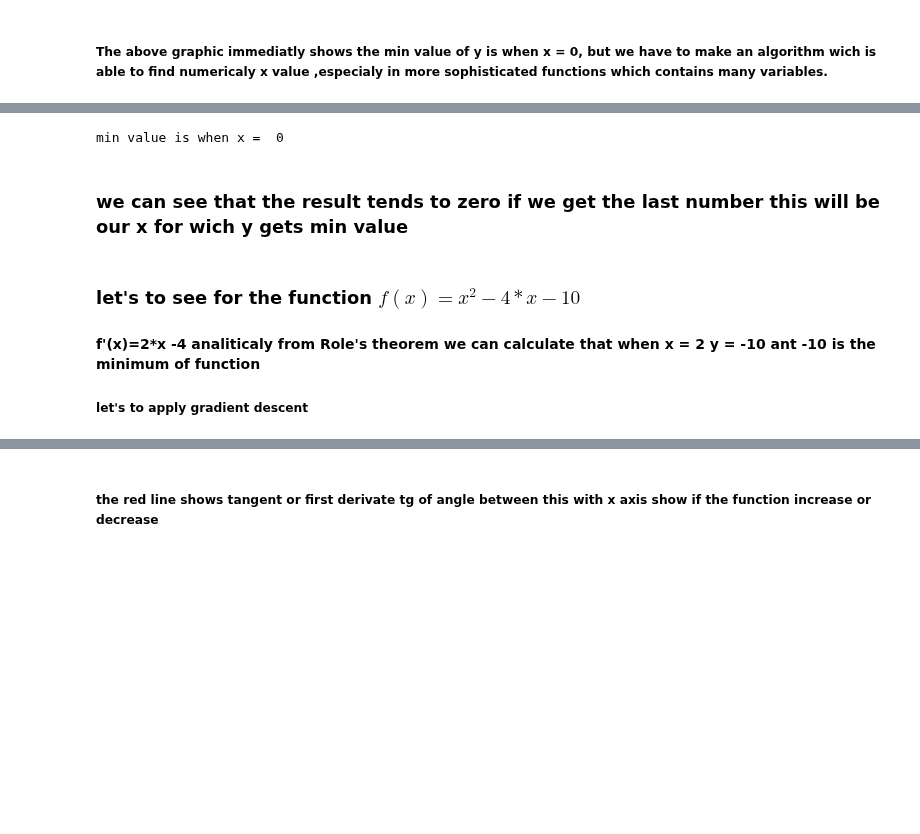
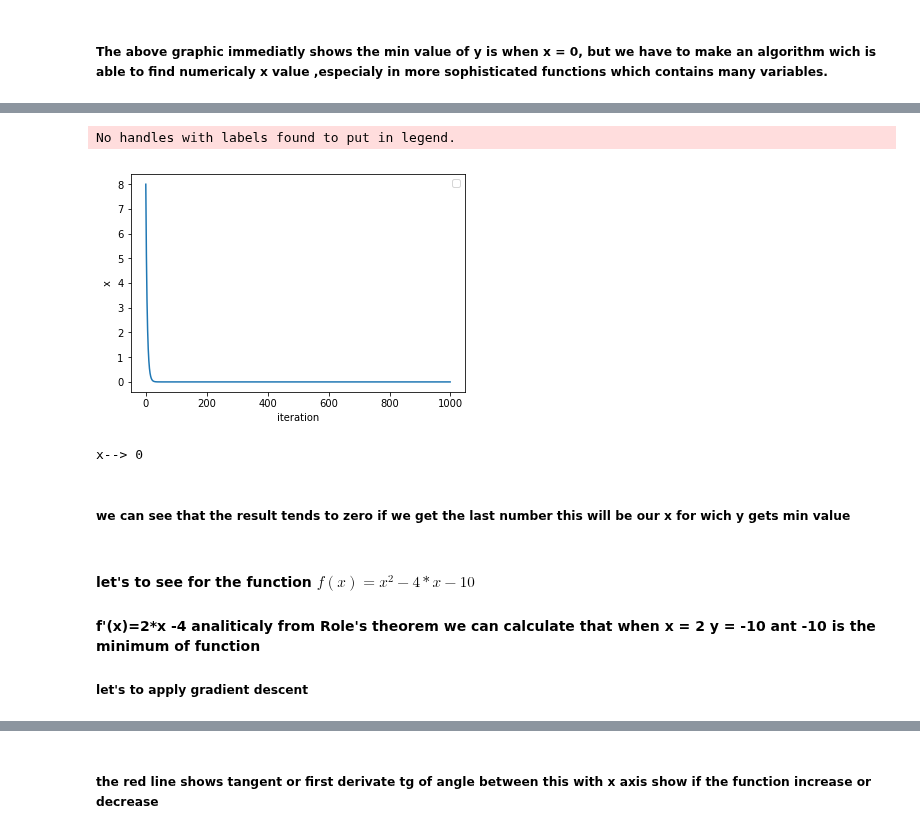
Before and after one commit to daodavid/maths-behind-ML, a Jupyter notebook: Regresion Model/gradient descent.ipynb, the cells around one changed output, grey strips where cells are left out. Saved outputs shown, nothing was run; the diff lists cells and outputs as text; code cells hidden in the pictures; blank space fills up the shorter version.

Commit message:
Gradient descent expanation

```diff
--- a/Regresion Model/gradient descent.ipynb
+++ b/Regresion Model/gradient descent.ipynb
@@ -21,6 +21,7 @@ This notebook will make an attempt to explain what is gradient descent,by the mo
 
 def plot_function(x_args,y_args,show=True,label='',x_label='',y_label=''):
     """
+    takes x_args.y_args
     """
     plt.plot(x_args,y_args,label=label)
     plt.legend()
@@ -31,6 +32,8 @@ def plot_function(x_args,y_args,show=True,label='',x_label='',y_label=''):
 
 def plot_function_f(f,show=True,label='',x_label='',y_label='',x_range=20,y_range=-20):
     """
+    takes the python function or lambda and plot it can be set up the range of function by para,eters x_range
+    and y_range
     """
     x = np.linspace(-x_range,x_range)
     y = [f(i) for i in x]
@@ -43,6 +46,9 @@ def plot_function_f(f,show=True,label='',x_label='',y_label='',x_range=20,y_rang
 
 
 def plt_properties():
+    """
+    seting some propertios of plot object
+    """
     ax = plt.gca()
     plt.xlim(-10, 10)
     plt.ylim(-10, 100)
@@ -84,6 +90,9 @@ def plot_derivative_at_point(function, point, derivative = None, min_x = -10, ma
 
 
 def plot3D(f,label=''):
+    """
+    plot function with free arguments
+    """
     fig = plt.figure(figsize=(20,20))
     ax = fig.add_subplot(111, projection='3d')
     x = np.linspace(-50,50)
@@ -122,22 +131,34 @@ The conclusion is of we want to y tends min then x = x - f('x')
 # %%
-def perform_gradien_descent(gradient,init_x=-10,learning_step=0.1,count_iteration=1000):
+def perform_gradient_descent(gradient,init_x=10,learning_step=0.1,count_iteration=1000):
+    """
+    calculates the gradient descent for Function of one variable
+    """
+    x_args = []
+    y_args = []
     x = init_x
+    x_last = 0
     for i in range(count_iteration):
         x = x - gradient(x)*learning_step
-        #print(x)
+        x_args.append(i)
+        y_args.append(x)
+        x_last = 0
 
-    return math.ceil(x)
+
+    return x_last,x_args,y_args
 # %%
 f_prim = lambda x :x*2
-result = perform_gradien_descent(f_prim,-3,count_iteration=400)
-result = perform_gradien_descent(f_prim)
-print('min value is when x = ',math.ceil(result))
+#result = perform_gradien_descent(f_prim,count_iteration=1000)
+x_last,x_args,y_args = perform_gradient_descent(f_prim)
+plot_function(x_args,y_args,x_label='iteration',y_label='x')
+print("x-->",x_last)
 # %% [output]
-min value is when x =  0
+No handles with labels found to put in legend.
+[figure, added]
+x--> 0
 # %% [markdown]
-### we can see that the result tends to zero if we get the last number this will be our x for wich y gets min value
+#####  we can see that the result tends to zero if we get the last number this will be our x for wich y gets min value
 # %% [markdown]
-### let's to see for the function $f(x) = x^2 -4*x -10$
+#### let's to see for the function $f(x) = x^2 -4*x -10$
 #### f'(x)=2*x -4 analiticaly from Role's theorem we can calculate that when x = 2 y = -10 ant -10 is the minimum of function
 ##### let's to apply gradient descent
 # %%
```
Also changed, not shown: parts of 12 cells of this notebook.
